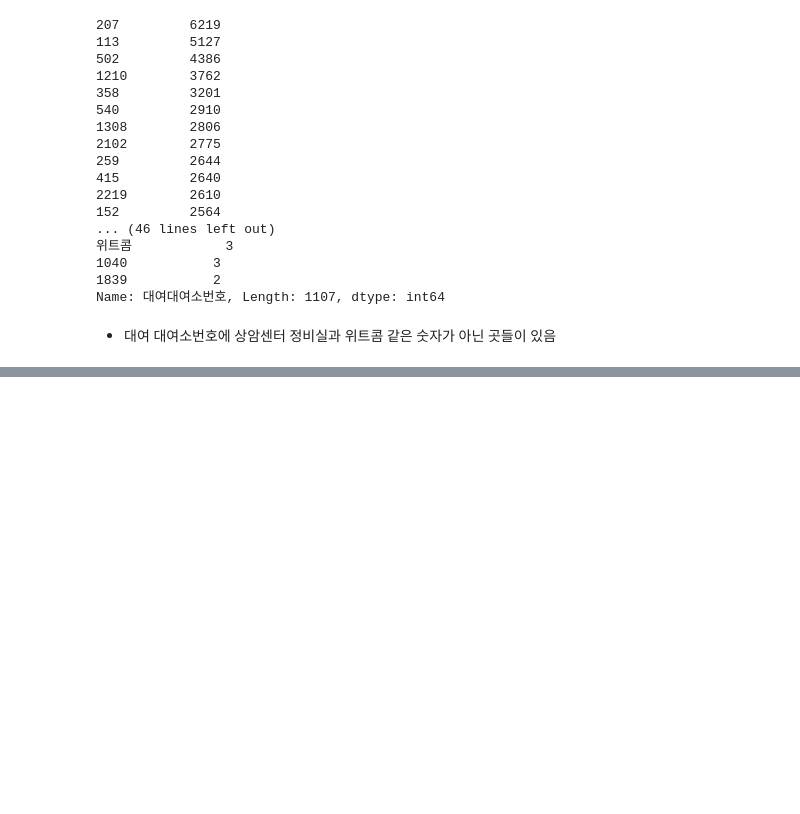
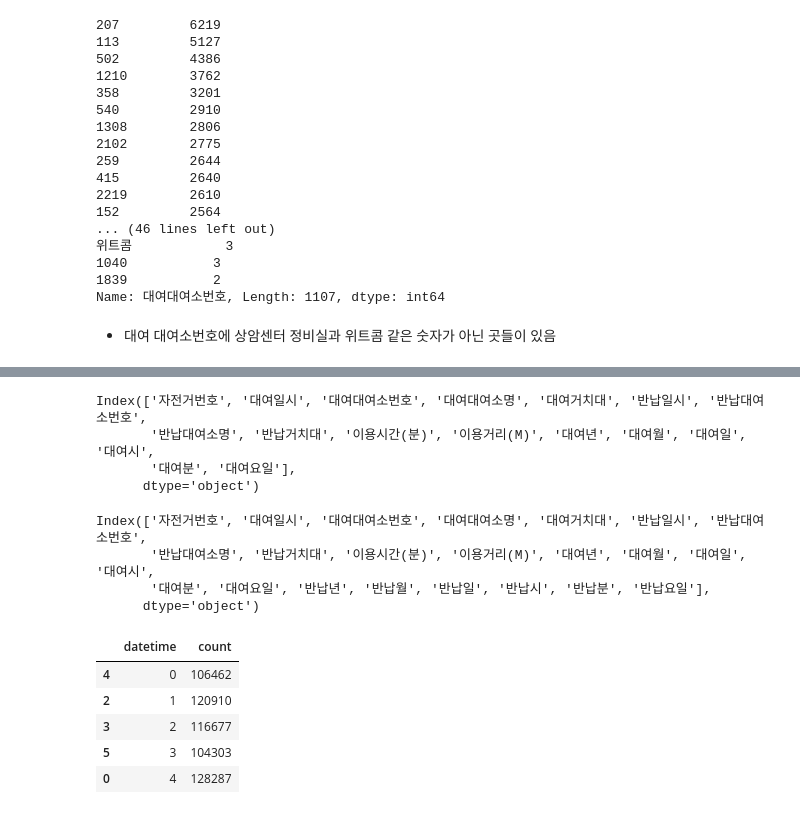
Before and after one commit to corazzon/OpenDataWrangling, a Jupyter notebook: seoul-bike-01.ipynb, the cells around one changed output, grey strips where cells are left out. Saved outputs shown, nothing was run; the diff lists cells and outputs as text; code cells hidden in the pictures; blank space fills up the shorter version.

```diff
--- a/seoul-bike-01.ipynb
+++ b/seoul-bike-01.ipynb
@@ -152,0 +171,38 @@ Name: 대여대여소번호, Length: 1107, dtype: int64
+# %%
+df['대여년'] = df['대여일시'].dt.year
+df['대여월'] = df['대여일시'].dt.month
+df['대여일'] = df['대여일시'].dt.day
+df['대여시'] = df['대여일시'].dt.hour
+df['대여분'] = df['대여일시'].dt.minute
+df['대여요일'] = df['대여일시'].dt.dayofweek
+df.columns
+# %% [output]
+Index(['자전거번호', '대여일시', '대여대여소번호', '대여대여소명', '대여거치대', '반납일시', '반납대여소번호',
+       '반납대여소명', '반납거치대', '이용시간(분)', '이용거리(M)', '대여년', '대여월', '대여일', '대여시',
+       '대여분', '대여요일'],
+      dtype='object')
+# %%
+df['반납년'] = df['반납일시'].dt.year
+df['반납월'] = df['반납일시'].dt.month
+df['반납일'] = df['반납일시'].dt.day
+df['반납시'] = df['반납일시'].dt.hour
+df['반납분'] = df['반납일시'].dt.minute
+df['반납요일'] = df['반납일시'].dt.dayofweek
+df.columns
+# %% [output]
+Index(['자전거번호', '대여일시', '대여대여소번호', '대여대여소명', '대여거치대', '반납일시', '반납대여소번호',
+       '반납대여소명', '반납거치대', '이용시간(분)', '이용거리(M)', '대여년', '대여월', '대여일', '대여시',
+       '대여분', '대여요일', '반납년', '반납월', '반납일', '반납시', '반납분', '반납요일'],
+      dtype='object')
+# %%
+df_rent = df['대여요일'].value_counts().reset_index()
+df_rent.columns = ['datetime', 'count']
+df_rent = df_rent.sort_values('datetime')
+df_rent.head()
+# %% [output]
+|  | datetime | count |
+| 4 | 0 | 106462 |
+| 2 | 1 | 120910 |
+| 3 | 2 | 116677 |
+| 5 | 3 | 104303 |
+| 0 | 4 | 128287 |
```
Also changed, not shown: parts of 4 cells of this notebook.
